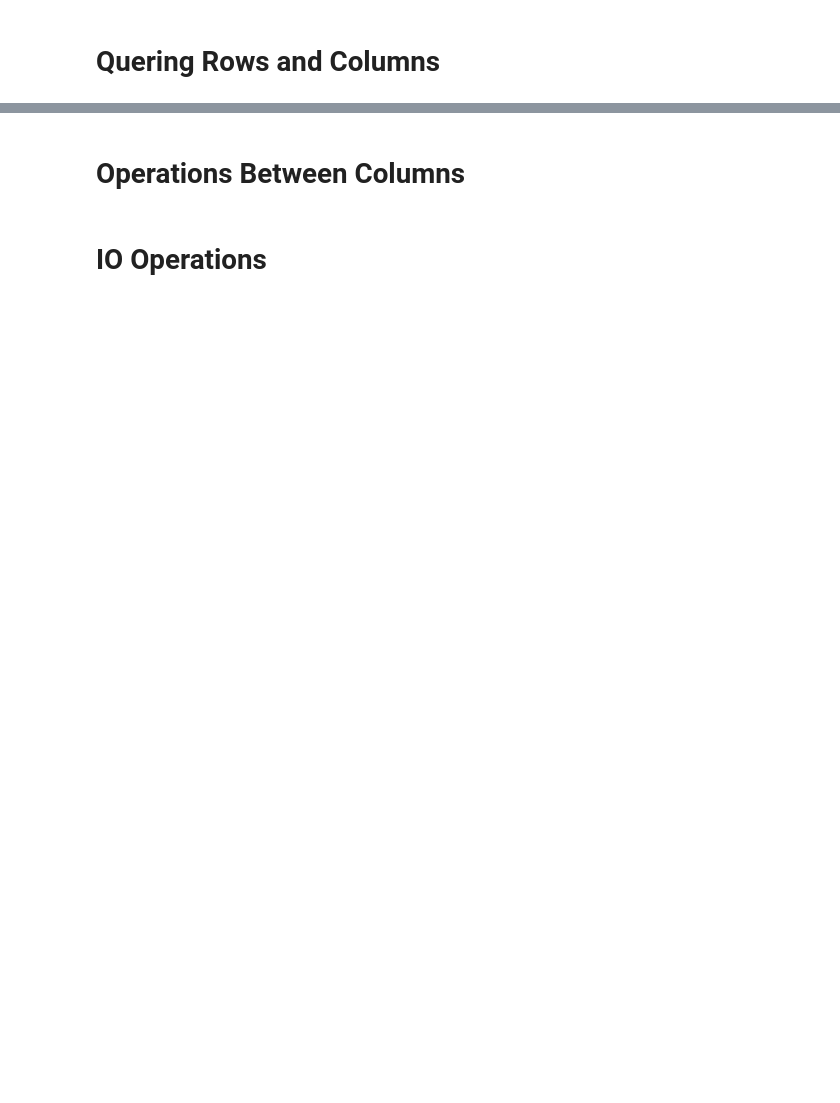
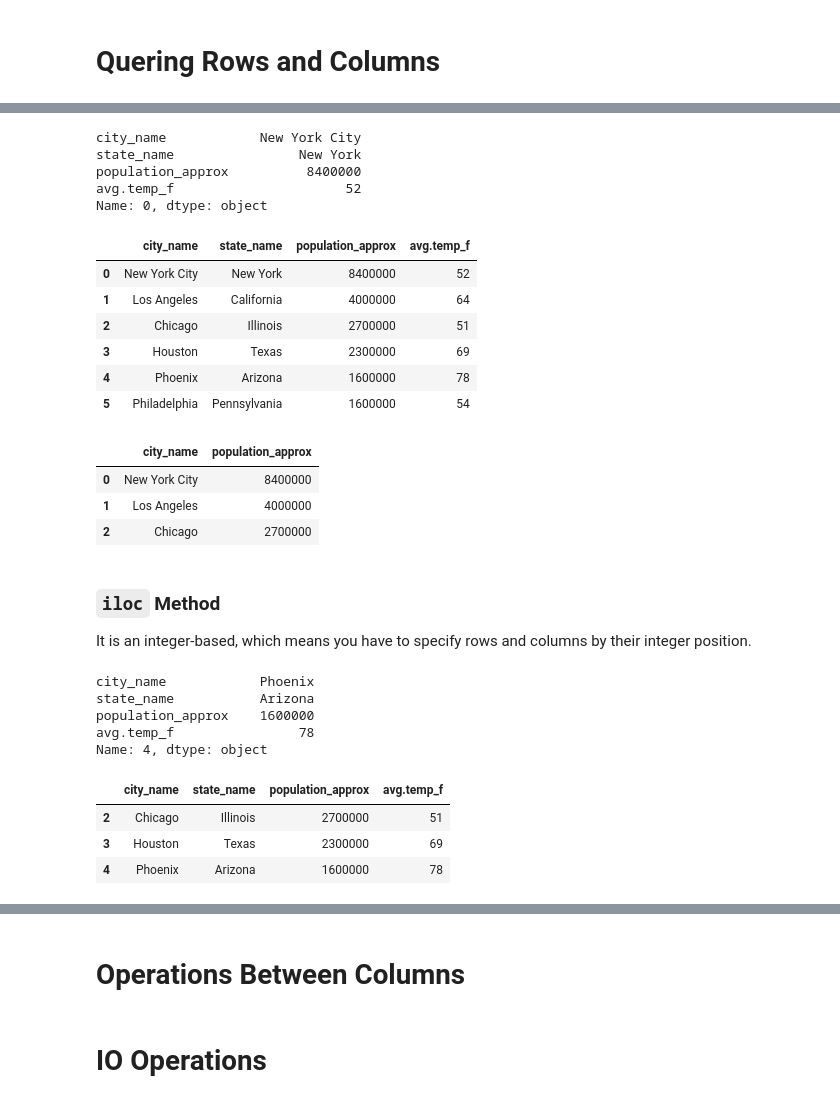
Before and after one commit to babli18/Programming-for-Analytics, a Jupyter notebook: Lectures/class 5.ipynb, the cells around one changed output, grey strips where cells are left out. Cells and saved outputs as stored; diff of their text form; code cells hidden in the pictures; blank space fills up the shorter version.

```diff
--- a/Lectures/class 5.ipynb
+++ b/Lectures/class 5.ipynb
@@ -192,0 +406,44 @@ Size of Data Frame: 15
+# %%
+city_df.loc[0] #Print only the first row
+# %% [output]
+city_name            New York City
+state_name                New York
+population_approx          8400000
+avg.temp_f                      52
+Name: 0, dtype: object
+# %%
+city_df.loc[0:5] #print the first 6 rows
+# %% [output]
+|  | city_name | state_name | population_approx | avg.temp_f |
+| 0 | New York City | New York | 8400000 | 52 |
+| 1 | Los Angeles | California | 4000000 | 64 |
+| 2 | Chicago | Illinois | 2700000 | 51 |
+| 3 | Houston | Texas | 2300000 | 69 |
+| 4 | Phoenix | Arizona | 1600000 | 78 |
+| 5 | Philadelphia | Pennsylvania | 1600000 | 54 |
+# %%
+city_df.loc[0:2,['city_name','population_approx']] #prints mutiple rows and columns
+# %% [output]
+|  | city_name | population_approx |
+| 0 | New York City | 8400000 |
+| 1 | Los Angeles | 4000000 |
+| 2 | Chicago | 2700000 |
+# %% [markdown]
+### `iloc` Method
+
+It is an integer-based, which means you have to specify rows and columns by their integer position.
+# %%
+city_df.iloc[4] #selecting a single row by interger position
+# %% [output]
+city_name            Phoenix
+state_name           Arizona
+population_approx    1600000
+avg.temp_f                78
+Name: 4, dtype: object
+# %%
+city_df.iloc[2:5] #selecting multiple rows
+# %% [output]
+|  | city_name | state_name | population_approx | avg.temp_f |
+| 2 | Chicago | Illinois | 2700000 | 51 |
+| 3 | Houston | Texas | 2300000 | 69 |
+| 4 | Phoenix | Arizona | 1600000 | 78 |
```
Also changed, not shown: parts of 42 cells of this notebook.
